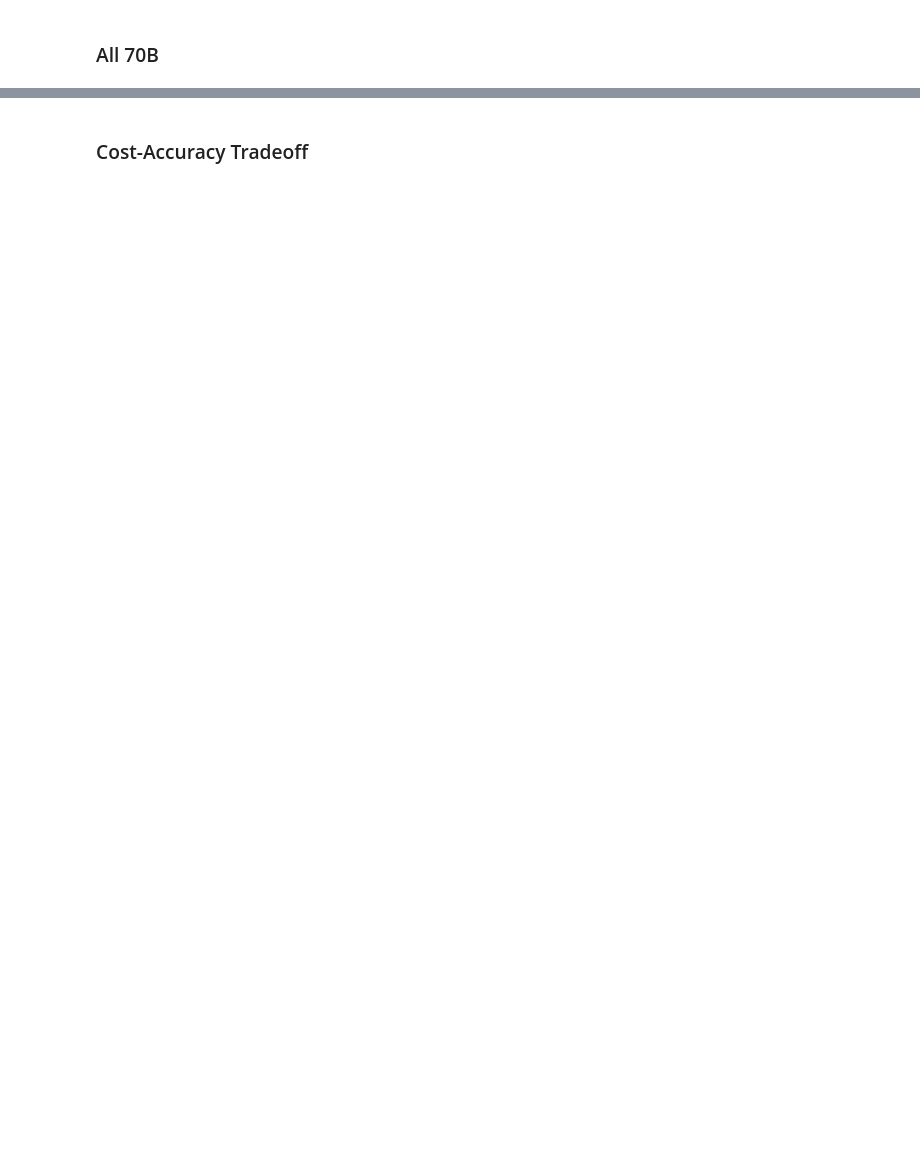
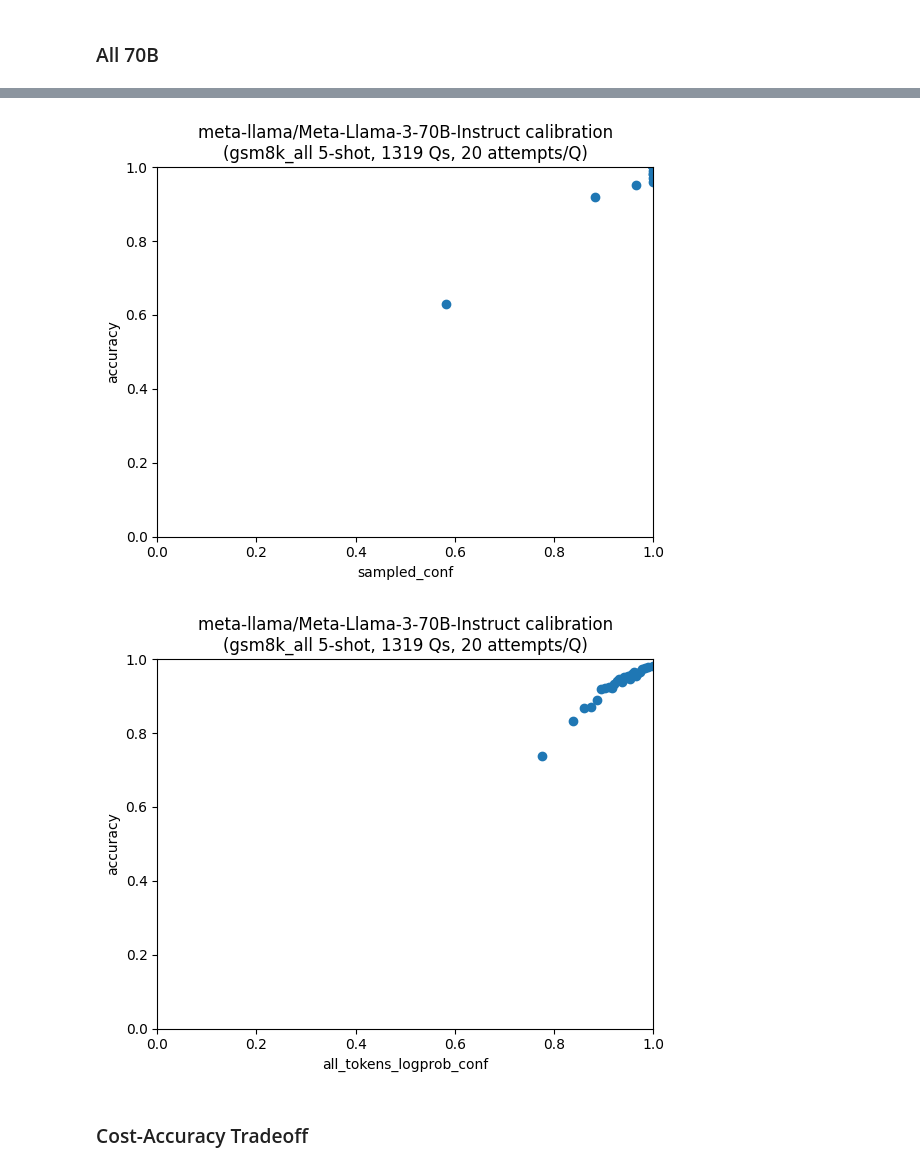
Before and after one commit to jamesyc23/alamere, a Jupyter notebook: confidence_research.ipynb, the cells around one changed output, grey strips where cells are left out. Drawn from its saved outputs; the diff is of its cells as text; code cells hidden in the pictures; blank space fills up the shorter version.

```diff
--- a/confidence_research.ipynb
+++ b/confidence_research.ipynb
@@ -161,2 +167,8 @@ KeyError: 'response'
+# %%
+gsm8k_all_llama3_70b.plot_estimated_confidence_vs_accuracy(confidence_estimator="sampled_conf", qa_pairs_per_bin=100)
+gsm8k_all_llama3_70b.plot_estimated_confidence_vs_accuracy(confidence_estimator="all_tokens_logprob_conf", qa_pairs_per_bin=1000)
+# %% [output]
+[figure, added]
+[figure, added]
 # %% [markdown]
 ### Cost-Accuracy Tradeoff
```
Also changed, not shown: parts of 12 cells of this notebook, 1 other file.
